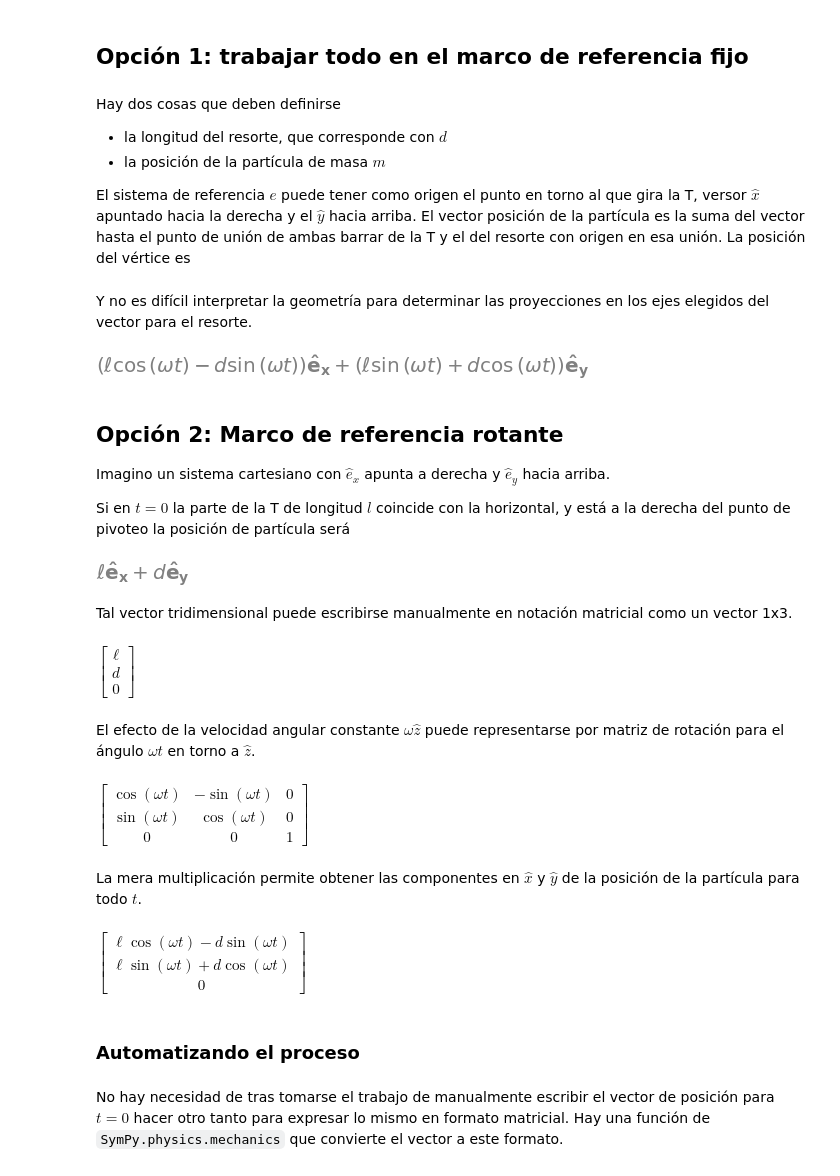
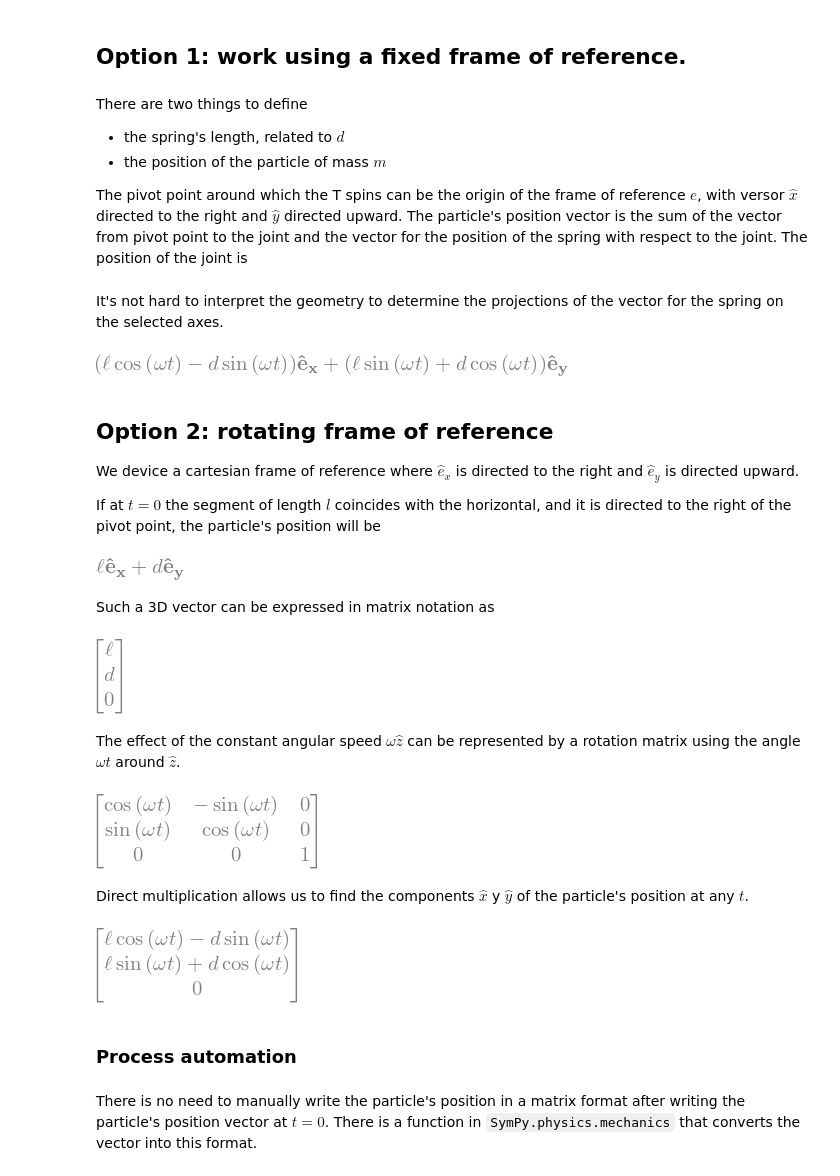
Before and after one commit to unlam/ComputationalAnalyticalMechanics, a Jupyter notebook: 03EulerLagrange/rotatingParts.ipynb, the cells around one changed output. Saved outputs shown, nothing was run; the diff lists cells and outputs as text; code cells hidden in the pictures.

```diff
--- a/03EulerLagrange/rotatingParts.ipynb
+++ b/03EulerLagrange/rotatingParts.ipynb
@@ -32,56 +32,56 @@ t = sm.symbols('t') # tiempo
 # %% [markdown]
-## Opción 1: trabajar todo en el marco de referencia fijo
+## Option 1: work using a fixed frame of reference.
 # %% [markdown]
-Hay dos cosas que deben definirse
-- la longitud del resorte, que corresponde con $d$
-- la posición de la partícula de masa $m$
+There are two things to define
+- the spring's length, related to $d$
+- the position of the particle of mass $m$
 
-El sistema de referencia $e$ puede tener como origen el punto en torno al que gira la T, versor $\hat{x}$ apuntado hacia la derecha y el $\hat{y}$ hacia arriba.
-El vector posición de la partícula es la suma del vector hasta el punto de unión de ambas barrar de la T y el del resorte con origen en esa unión.
-La posición del vértice es
+The pivot point around which the T spins can be the origin of the frame of reference $e$, with versor $\hat{x}$ directed to the right and $\hat{y}$ directed upward.
+The particle's position vector is the sum of the vector from pivot point to the joint and the vector for the position of the spring with respect to the joint.
+The position of the joint is
 # %%
-vértice_r = l* (sm.cos(omega * t) * e.x + sm.sin(omega * t) * e.y) # posición del vértice r
+vertex_r = l* (sm.cos(omega * t) * e.x + sm.sin(omega * t) * e.y) # joint's position
 # %% [markdown]
-Y no es difícil interpretar la geometría para determinar las proyecciones en los ejes elegidos del vector para el resorte.
+It's not hard to interpret the geometry to determine the projections of the vector for the spring on the selected axes.
 # %%
-d = me.dynamicsymbols('d') # única coordenada generalizada | distancia partícula al vértice T
-partícula_r = vértice_r + d* (-sm.sin(omega * t) * e.x + sm.cos(omega * t) * e.y) # posición de la partícula
-partícula_r
+d = me.dynamicsymbols('d') # the only generalized coordinate | distance from particle to joint
+particle_r = vertex_r + d* (-sm.sin(omega * t) * e.x + sm.cos(omega * t) * e.y) # particles's position
+particle_r
 # %% [output]
-[figure, old version]
+[figure, new version]
 # %% [markdown]
-## Opción 2: Marco de referencia rotante
-Imagino un sistema cartesiano con $\hat{e}_x$ apunta a derecha y $\hat{e}_y$ hacia arriba.
+## Option 2: rotating frame of reference
+We device a cartesian frame of reference where $\hat{e}_x$ is directed to the right and $\hat{e}_y$ is directed upward.
 
-Si en $t=0$ la parte de la T de longitud $l$ coincide con la horizontal, y está a la derecha del punto de pivoteo la posición de partícula será
+If at $t=0$ the segment of length $l$ coincides with the horizontal, and it is directed to the right of the pivot point, the particle's position will be
 # %%
-partícula_r = l* e.x + d* e.y
-partícula_r
+particle_r = l* e.x + d* e.y
+particle_r
 # %% [output]
-[figure, old version]
+[figure, new version]
 # %% [markdown]
-Tal vector tridimensional puede escribirse manualmente en notación matricial como un vector 1x3.
+Such a 3D vector can be expressed in matrix notation as
 # %%
-partícula_r_matriz = sm.Matrix([[l], [d], [0]])
-partícula_r_matriz
+particle_r_matrix = sm.Matrix([[l], [d], [0]])
+particle_r_matrix
 # %% [output]
-$\displaystyle \left[\begin{matrix}\ell\\d\\0\end{matrix}\right]$
+[figure, added]
 # %% [markdown]
-El efecto de la velocidad angular constante $\omega \hat{z}$ puede representarse por matriz de rotación para el ángulo $\omega t$ en torno a $\hat{z}$.
+The effect of the constant angular speed $\omega \hat{z}$ can be represented by a rotation matrix using the angle $\omega t$ around $\hat{z}$.
 # %%
-matrizRotación = sm.Matrix([[sm.cos(omega* t), -sm.sin(omega* t), 0], [ sm.sin(omega* t), sm.cos(omega* t), 0], [0,0,1] ] )
-matrizRotación
+matrixRotation = sm.Matrix([[sm.cos(omega* t), -sm.sin(omega* t), 0], [ sm.sin(omega* t), sm.cos(omega* t), 0], [0,0,1] ] )
+matrixRotation
 # %% [output]
-$\displaystyle \left[\begin{matrix}\cos{\left(\omega t \right)} & - \sin{\left(\omega t \right)} & 0\\\sin{\left(\omega t \right)} & \cos{\left(\omega t \right)} & 0\\0 & 0 & 1\end{matrix}\right]$
+[figure, added]
 # %% [markdown]
-La mera multiplicación permite obtener las componentes en $\hat{x}$ y $\hat{y}$ de la posición de la partícula para todo $t$.
+Direct multiplication allows us to find the components $\hat{x}$ y $\hat{y}$ of the particle's position at any $t$.
 # %%
-matrizRotación* partícula_r_matriz
+matrixRotation* particle_r_matrix
 # %% [output]
-$\displaystyle \left[\begin{matrix}\ell \cos{\left(\omega t \right)} - d \sin{\left(\omega t \right)}\\\ell \sin{\left(\omega t \right)} + d \cos{\left(\omega t \right)}\\0\end{matrix}\right]$
+[figure, added]
 # %% [markdown]
-### Automatizando el proceso
+### Process automation
 # %% [markdown]
-No hay necesidad de tras tomarse el trabajo de manualmente escribir el vector de posición para $t=0$ hacer otro tanto para expresar lo mismo en formato matricial.
-Hay una función de `SymPy.physics.mechanics` que convierte el vector a este formato.
+There is no need to manually write the particle's position in a matrix format after writing the particle's position vector at $t=0$.
+There is a function in `SymPy.physics.mechanics` that converts the vector into this format.
 # %%
```
Also changed, not shown: parts of 14 cells of this notebook, 10 other files.
